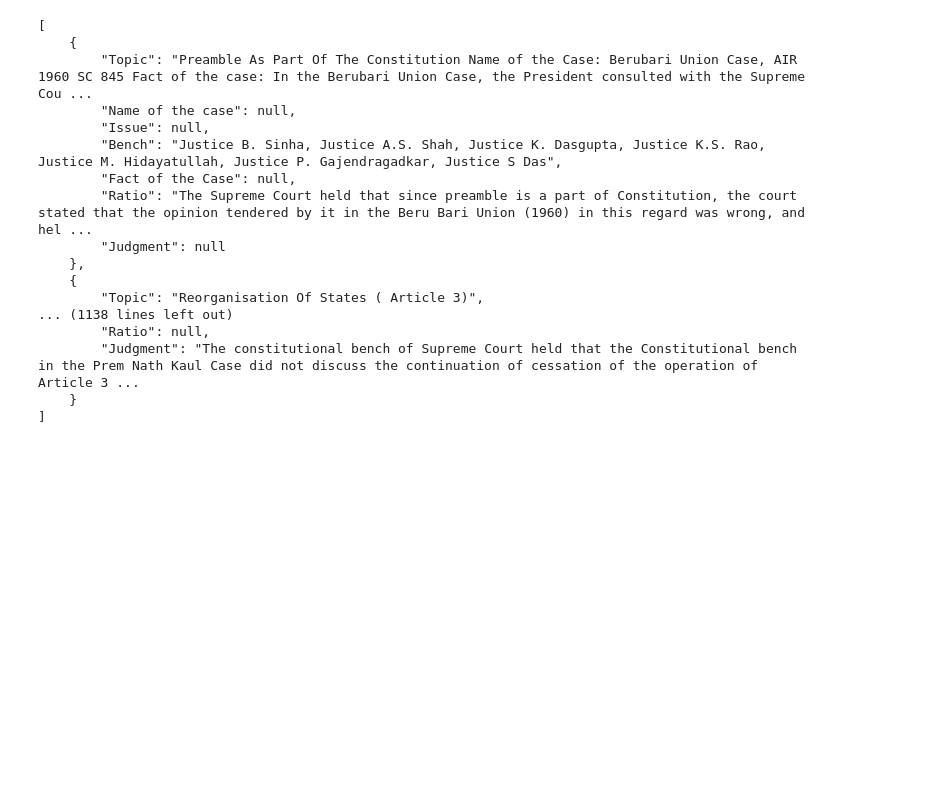
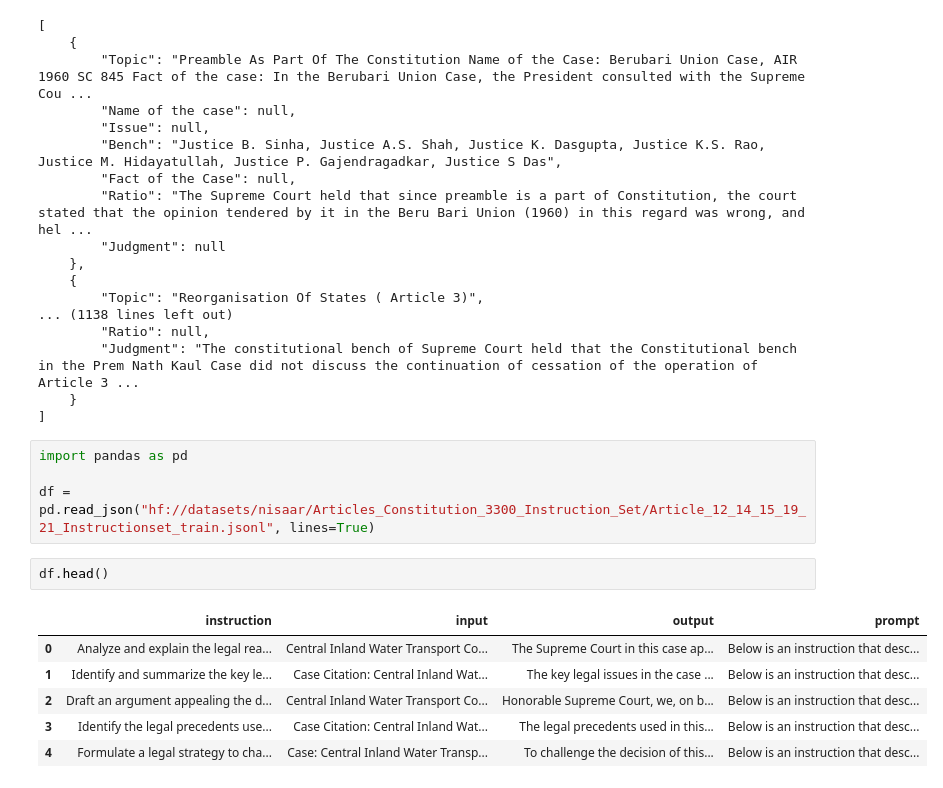
Before and after one commit to harsh-gupta10/AgenticMootCourt, a Jupyter notebook: src/mootcourt/DataPreprocessing/100_cases_structured_storing.ipynb, the cells around one changed output. Saved outputs shown, nothing was run; the diff lists cells and outputs as text; blank space fills up the shorter version.

```diff
--- a/src/mootcourt/DataPreprocessing/100_cases_structured_storing.ipynb
+++ b/src/mootcourt/DataPreprocessing/100_cases_structured_storing.ipynb
@@ -761,3 +761,16 @@ print(json.dumps(structured_data, indent=4))
         "Judgment": "The constitutional bench of Supreme Court held that the Constitutional bench in the Prem Nath Kaul Case did not discuss the continuation of cessation of the operation of Article 3 ...
     }
 ]
+# %%
+import pandas as pd
+
+df = pd.read_json("hf://datasets/nisaar/Articles_Constitution_3300_Instruction_Set/Article_12_14_15_19_21_Instructionset_train.jsonl", lines=True)
+# %%
+df.head()
+# %% [output]
+|  | instruction | input | output | prompt |
+| 0 | Analyze and explain the legal rea... | Central Inland Water Transport Co... | The Supreme Court in this case ap... | Below is an instruction that desc... |
+| 1 | Identify and summarize the key le... | Case Citation: Central Inland Wat... | The key legal issues in the case ... | Below is an instruction that desc... |
+| 2 | Draft an argument appealing the d... | Central Inland Water Transport Co... | Honorable Supreme Court, we, on b... | Below is an instruction that desc... |
+| 3 | Identify the legal precedents use... | Case Citation: Central Inland Wat... | The legal precedents used in this... | Below is an instruction that desc... |
+| 4 | Formulate a legal strategy to cha... | Case: Central Inland Water Transp... | To challenge the decision of this... | Below is an instruction that desc... |
```
Also changed, not shown: 18 other files.
